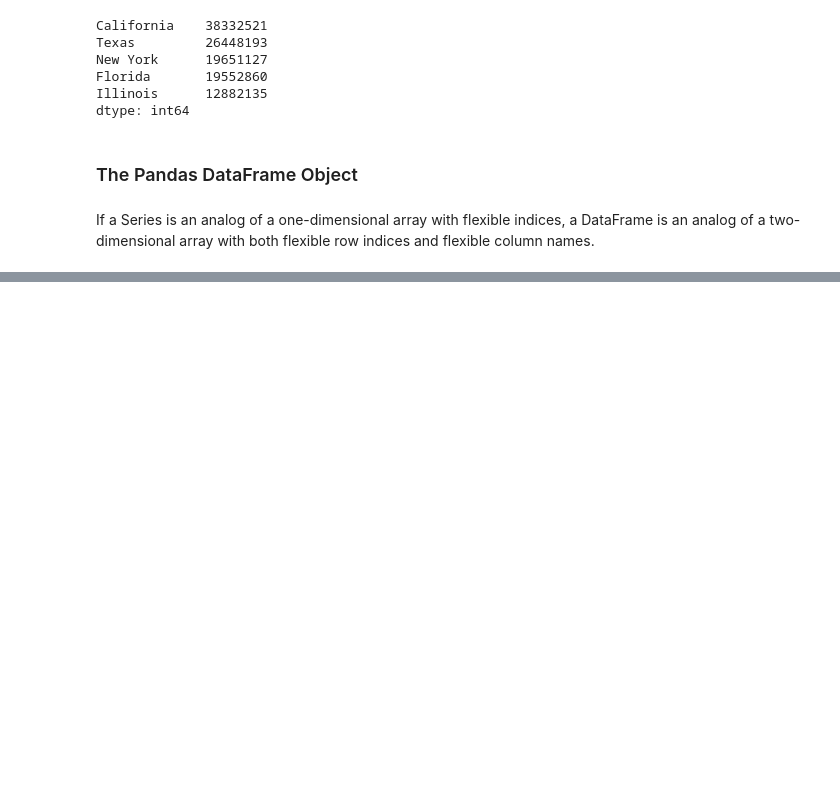
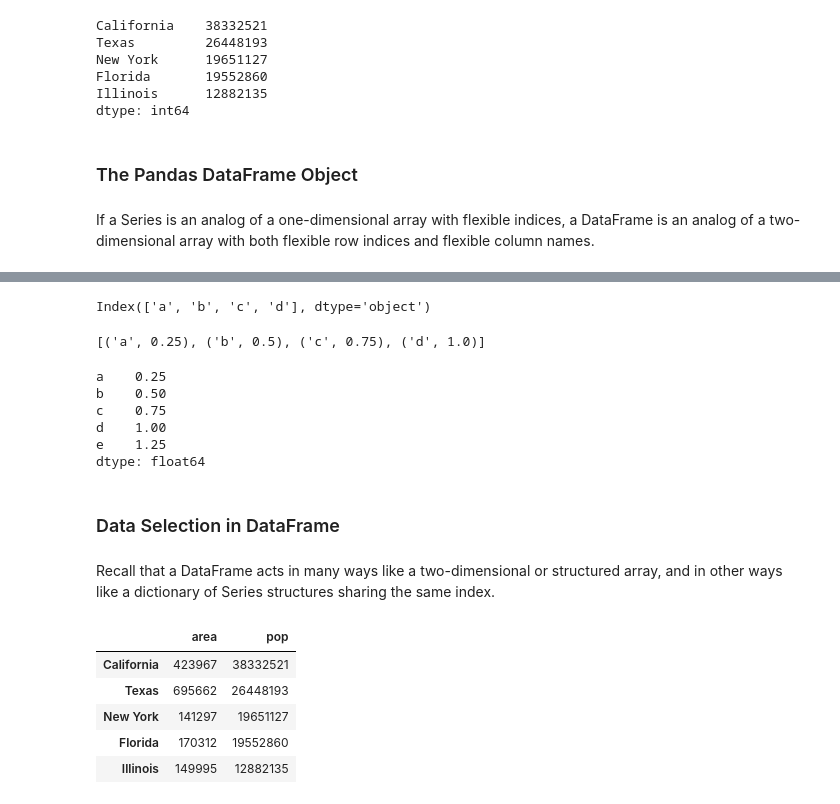
Before and after one commit to Dawit-1621/Python-Tutorial-for-Data-Science, a Jupyter notebook: Python-Tutorial-for-Data-Science.ipynb, the cells around one changed output, grey strips where cells are left out. Drawn from its saved outputs; the diff is of its cells as text; code cells hidden in the pictures; blank space fills up the shorter version.

```diff
--- a/Python-Tutorial-for-Data-Science.ipynb
+++ b/Python-Tutorial-for-Data-Science.ipynb
@@ -405,0 +381,35 @@ These analogies can be helpful to keep in mind as we explore data selection with
+# %%
+data.keys()
+# %% [output]
+Index(['a', 'b', 'c', 'd'], dtype='object')
+# %%
+list(data.items())
+# %% [output]
+[('a', 0.25), ('b', 0.5), ('c', 0.75), ('d', 1.0)]
+# %%
+#a Series by assigning to a new index value
+data['e'] = 1.25
+data
+# %% [output]
+a    0.25
+b    0.50
+c    0.75
+d    1.00
+e    1.25
+dtype: float64
+# %% [markdown]
+### Data Selection in DataFrame
+# %% [markdown]
+Recall that a DataFrame acts in many ways like a two-dimensional or structured array, and in other ways like a dictionary of Series structures sharing the same index.
+# %%
+area = pd.Series({'California': 423967, 'Texas': 695662,'New York': 141297, 'Florida': 170312,'Illinois': 149995})
+pop = pd.Series({'California': 38332521, 'Texas': 26448193,'New York': 19651127, 'Florida': 19552860,'Illinois': 12882135})
+data = pd.DataFrame({'area':area, 'pop':pop})
+data
+# %% [output]
+|  | area | pop |
+| California | 423967 | 38332521 |
+| Texas | 695662 | 26448193 |
+| New York | 141297 | 19651127 |
+| Florida | 170312 | 19552860 |
+| Illinois | 149995 | 12882135 |
```
Also changed, not shown: parts of 20 cells of this notebook.
